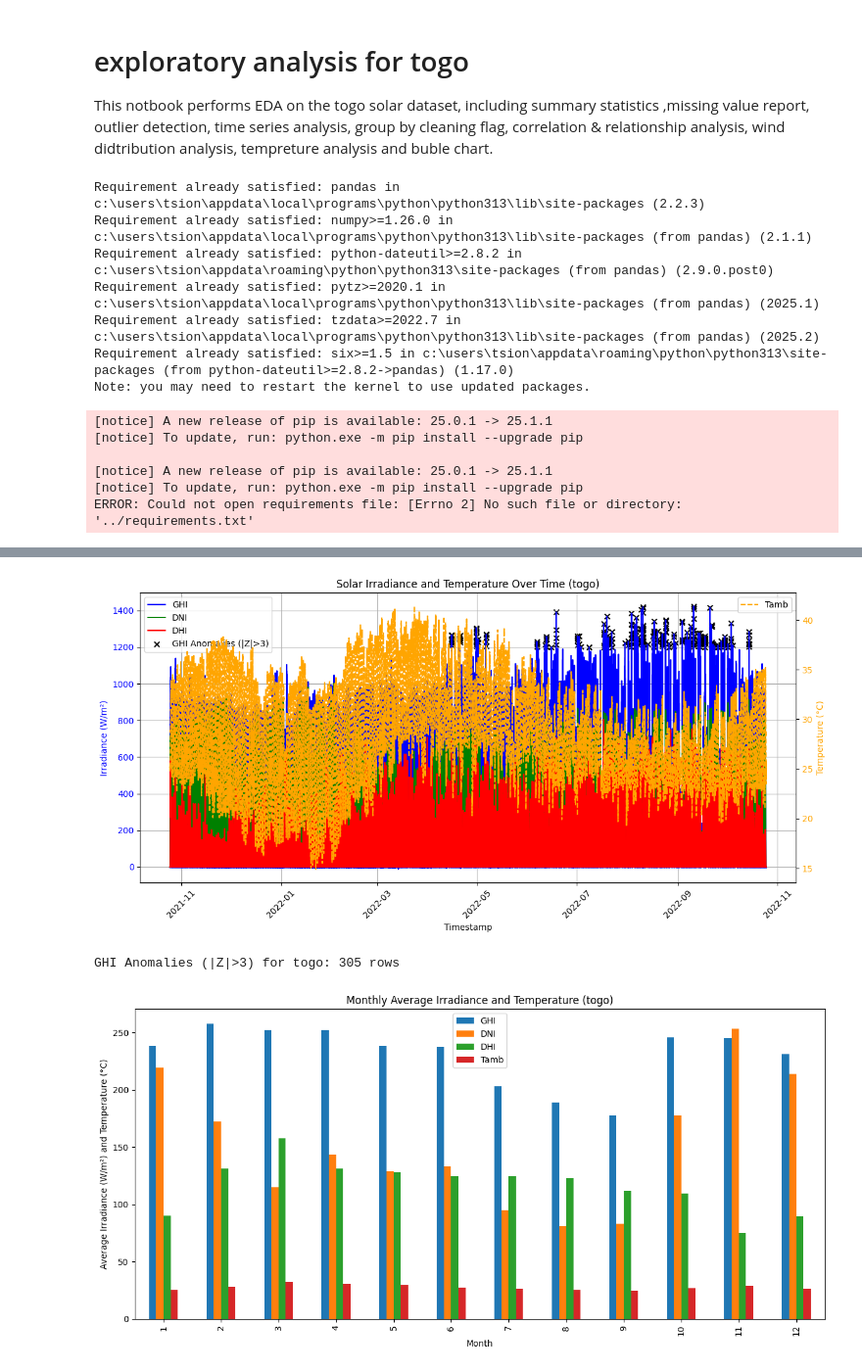
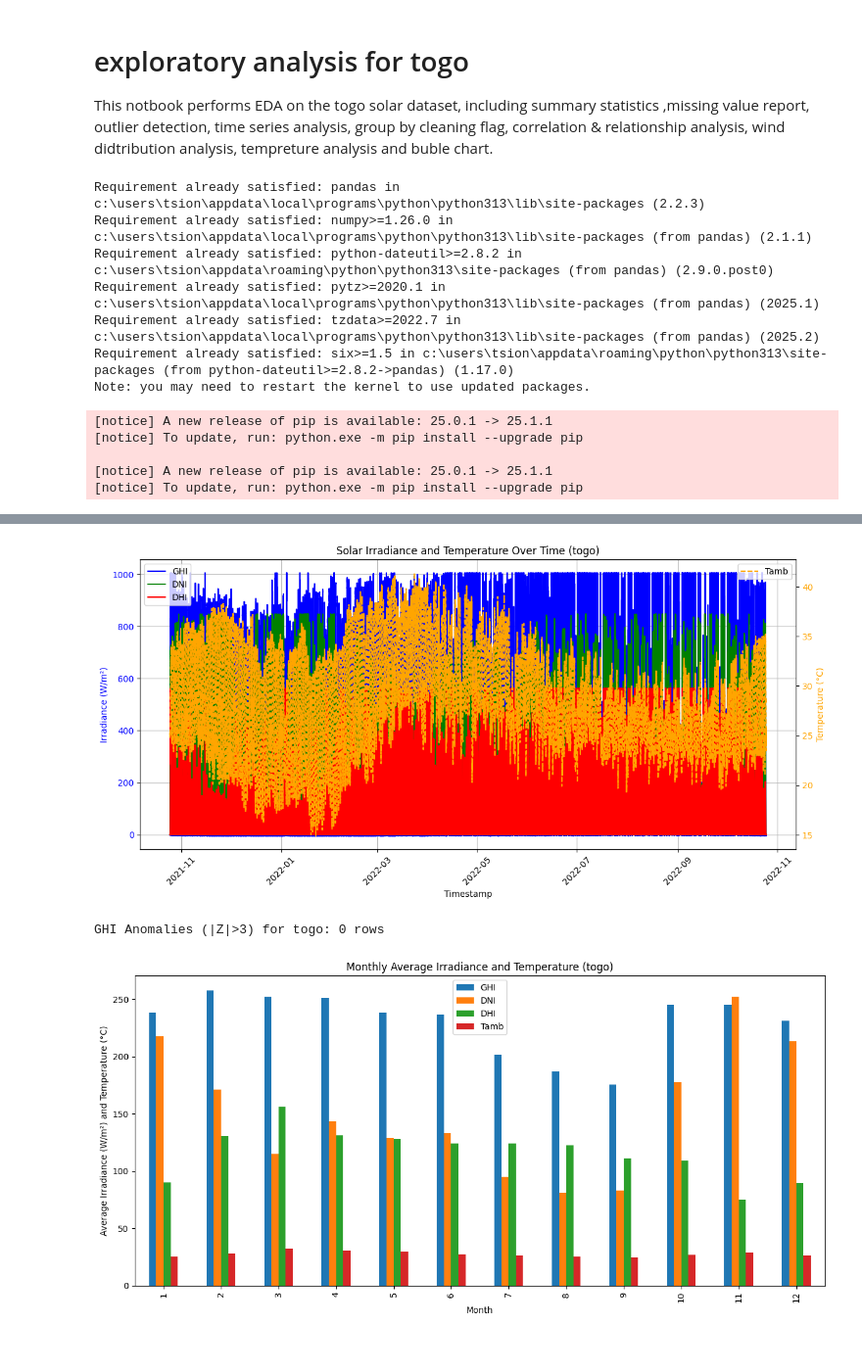
Before and after one commit to MAHI134456/solar-challenge-week1, a Jupyter notebook: notbook/togo_eda.ipynb, the cells around one changed output, grey strips where cells are left out. Shown at 98% size. Cells and saved outputs as stored; diff of their text form; code cells hidden in the pictures.

Commit message:
Add outlier capping and update Togo EDA notebook and output images

```diff
--- a/notbook/togo_eda.ipynb
+++ b/notbook/togo_eda.ipynb
@@ -28,7 +28,7 @@ perform_eda = eda.perform_eda
 # define input parameters
 csv_file = 'data/togo-dapaong_qc.csv'
 country = 'togo'
-output_dir = 'analysis'
+output_dir = 'notbook/togo_eda_output/'
 # run the eda
 df = perform_eda(csv_file, country, output_dir=output_dir)
 # %% [output]
@@ -44,4 +44,3 @@ Note: you may need to restart the kernel to use updated packages.
 
 [notice] A new release of pip is available: 25.0.1 -> 25.1.1
 [notice] To update, run: python.exe -m pip install --upgrade pip
-ERROR: Could not open requirements file: [Errno 2] No such file or directory: '../requirements.txt'
@@ -64,6 +63,6 @@ Outliers (|z|>3) for togo: 9251 rows
 Cleaned data saved to data/togo_clean.csv
-[figure, old version]
+[figure, new version]
-GHI Anomalies (|Z|>3) for togo: 305 rows
+GHI Anomalies (|Z|>3) for togo: 0 rows
 [figure]
 Monthly Averages for togo:
               GHI         DNI         DHI       Tamb
```
Also changed, not shown: parts of 1 cell of this notebook, 10 other files.
